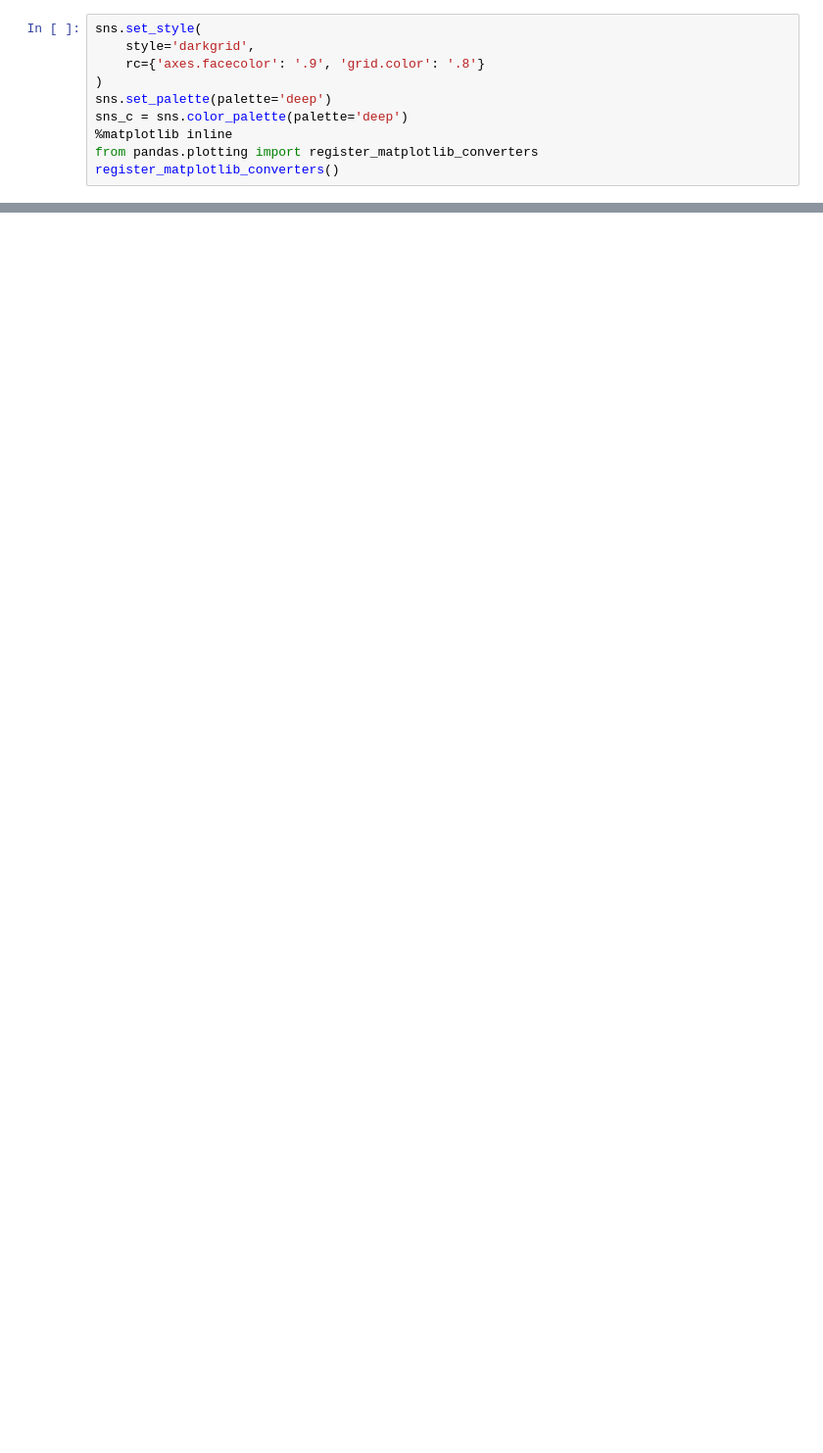
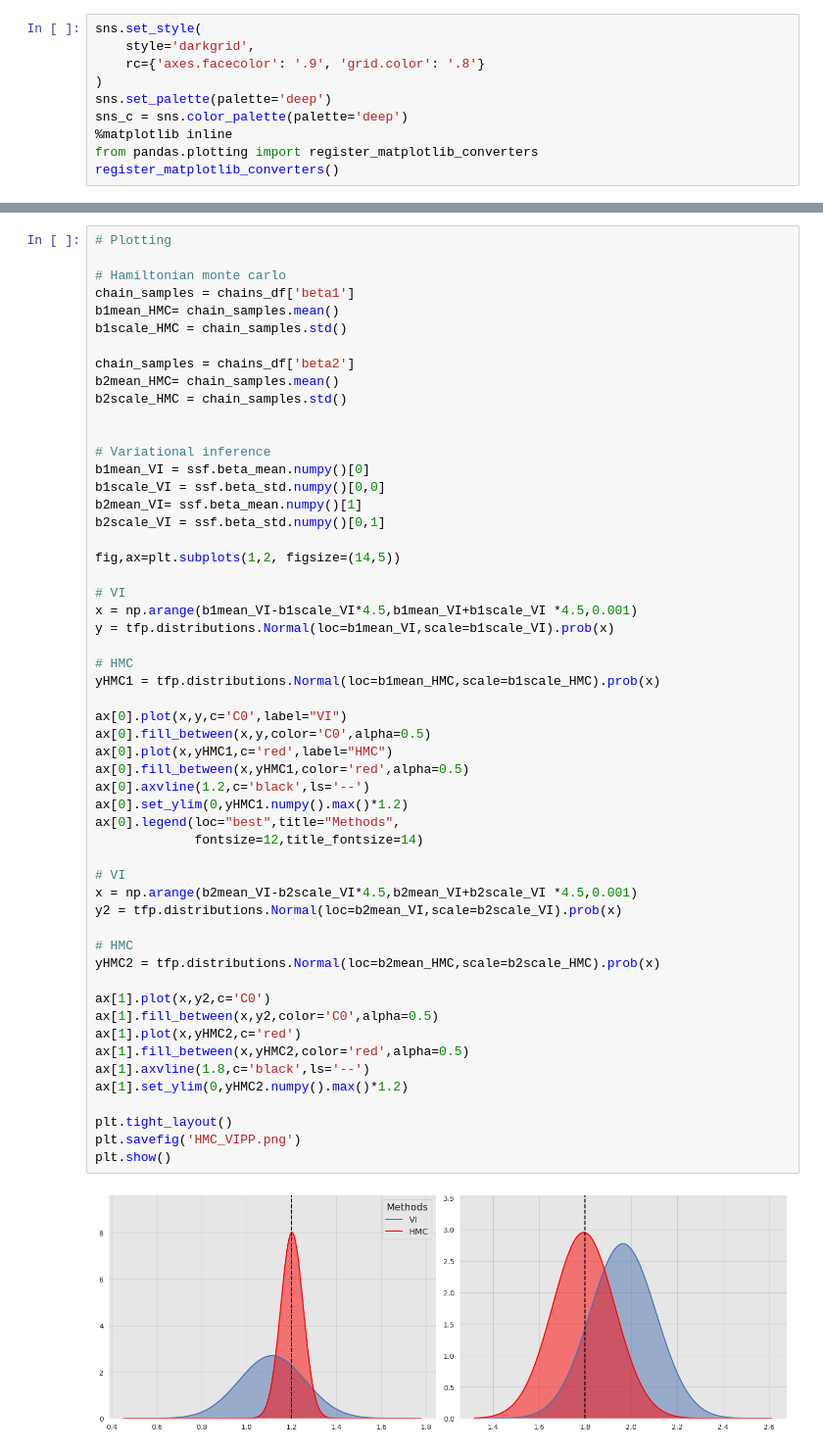
Before and after one commit to ctorney/mssf-vi, a Jupyter notebook: synthetic_inference/mssf_hmc.ipynb, the cells around one changed output, grey strips where cells are left out. Shown at 98% size. Saved outputs shown, nothing was run; the diff lists cells and outputs as text; blank space fills up the shorter version.

```diff
--- a/synthetic_inference/mssf_hmc.ipynb
+++ b/synthetic_inference/mssf_hmc.ipynb
@@ -440,0 +658,56 @@ plt.savefig("Post-plotPP.png",dpi=300)
+# %%
+# Plotting
+
+# Hamiltonian monte carlo
+chain_samples = chains_df['beta1']
+b1mean_HMC= chain_samples.mean()
+b1scale_HMC = chain_samples.std()
+
+chain_samples = chains_df['beta2']
+b2mean_HMC= chain_samples.mean()
+b2scale_HMC = chain_samples.std()
+
+
+# Variational inference
+b1mean_VI = ssf.beta_mean.numpy()[0]
+b1scale_VI = ssf.beta_std.numpy()[0,0]
+b2mean_VI= ssf.beta_mean.numpy()[1]
+b2scale_VI = ssf.beta_std.numpy()[0,1]
+
+fig,ax=plt.subplots(1,2, figsize=(14,5))
+
+# VI
+x = np.arange(b1mean_VI-b1scale_VI*4.5,b1mean_VI+b1scale_VI *4.5,0.001)
+y = tfp.distributions.Normal(loc=b1mean_VI,scale=b1scale_VI).prob(x)
+
+# HMC
+yHMC1 = tfp.distributions.Normal(loc=b1mean_HMC,scale=b1scale_HMC).prob(x)
+
+ax[0].plot(x,y,c='C0',label="VI")
+ax[0].fill_between(x,y,color='C0',alpha=0.5)
+ax[0].plot(x,yHMC1,c='red',label="HMC")
+ax[0].fill_between(x,yHMC1,color='red',alpha=0.5)
+ax[0].axvline(1.2,c='black',ls='--')
+ax[0].set_ylim(0,yHMC1.numpy().max()*1.2)
+ax[0].legend(loc="best",title="Methods",
+             fontsize=12,title_fontsize=14)
+
+# VI
+x = np.arange(b2mean_VI-b2scale_VI*4.5,b2mean_VI+b2scale_VI *4.5,0.001)
+y2 = tfp.distributions.Normal(loc=b2mean_VI,scale=b2scale_VI).prob(x)
+
+# HMC
+yHMC2 = tfp.distributions.Normal(loc=b2mean_HMC,scale=b2scale_HMC).prob(x)
+
+ax[1].plot(x,y2,c='C0')
+ax[1].fill_between(x,y2,color='C0',alpha=0.5)
+ax[1].plot(x,yHMC2,c='red')
+ax[1].fill_between(x,yHMC2,color='red',alpha=0.5)
+ax[1].axvline(1.8,c='black',ls='--')
+ax[1].set_ylim(0,yHMC2.numpy().max()*1.2)
+
+plt.tight_layout()
+plt.savefig('HMC_VIPP.png')
+plt.show()
+# %% [output]
+[figure, added]
```
Also changed, not shown: parts of 24 cells of this notebook, 3 other files.
